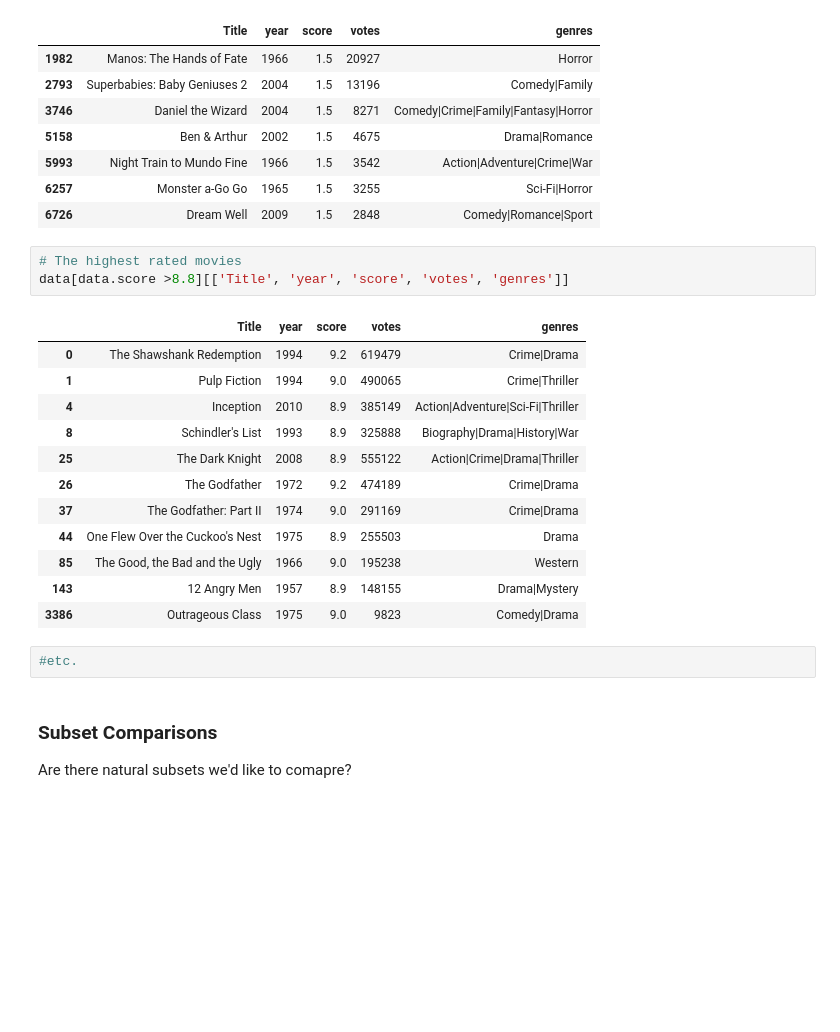
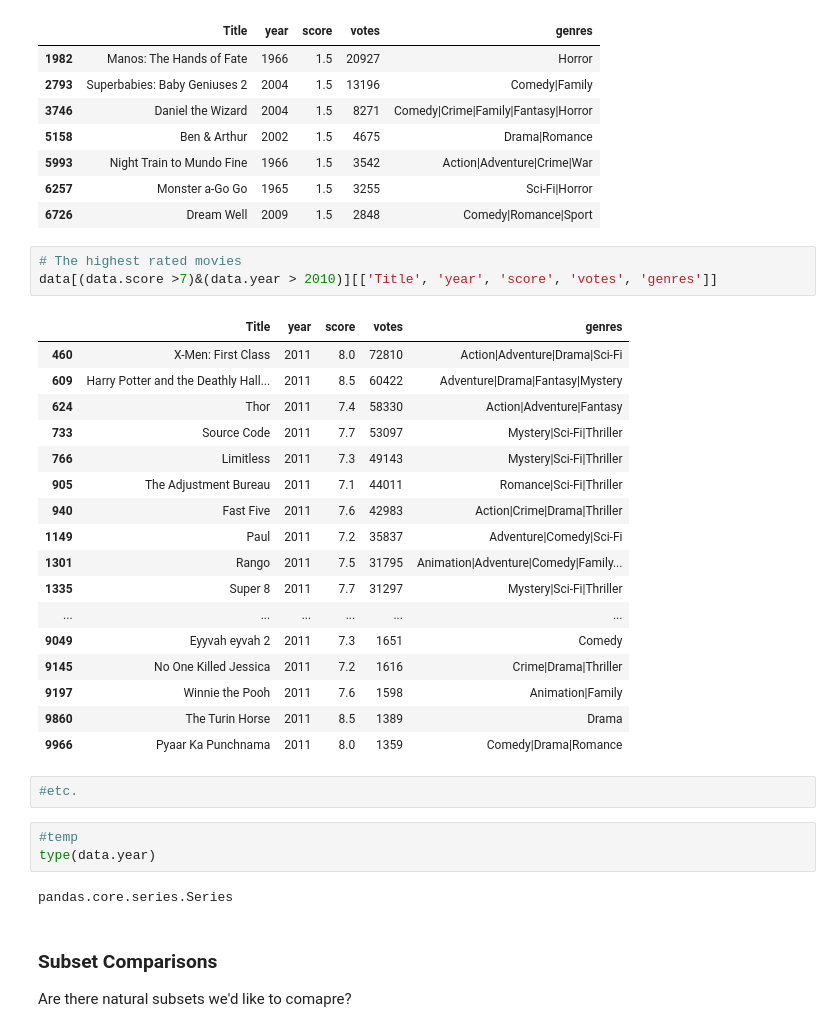
Before and after one commit to datadave/GADS9-NYC-Spring2014-Lectures, a Jupyter notebook: lessons/lesson05_EDA/explore_consumerpreference.ipynb, the cells around one changed output. Cells and saved outputs as stored; diff of their text form; blank space fills up the shorter version.

```diff
--- a/lessons/lesson05_EDA/explore_consumerpreference.ipynb
+++ b/lessons/lesson05_EDA/explore_consumerpreference.ipynb
@@ -181,22 +201,32 @@ data[data.score == data.score.min()][['Title', 'year', 'score', 'votes', 'genres
 | 6726 | Dream Well | 2009 | 1.5 | 2848 | Comedy|Romance|Sport |
 # %%
 # The highest rated movies
-data[data.score >8.8][['Title', 'year', 'score', 'votes', 'genres']]
+data[(data.score >7)&(data.year > 2010)][['Title', 'year', 'score', 'votes', 'genres']]
 # %% [output]
 |  | Title | year | score | votes | genres |
-| 0 | The Shawshank Redemption | 1994 | 9.2 | 619479 | Crime|Drama |
-| 1 | Pulp Fiction | 1994 | 9.0 | 490065 | Crime|Thriller |
-| 4 | Inception | 2010 | 8.9 | 385149 | Action|Adventure|Sci-Fi|Thriller |
-| 8 | Schindler's List | 1993 | 8.9 | 325888 | Biography|Drama|History|War |
-| 25 | The Dark Knight | 2008 | 8.9 | 555122 | Action|Crime|Drama|Thriller |
-| 26 | The Godfather | 1972 | 9.2 | 474189 | Crime|Drama |
-| 37 | The Godfather: Part II | 1974 | 9.0 | 291169 | Crime|Drama |
-| 44 | One Flew Over the Cuckoo's Nest | 1975 | 8.9 | 255503 | Drama |
-| 85 | The Good, the Bad and the Ugly | 1966 | 9.0 | 195238 | Western |
-| 143 | 12 Angry Men | 1957 | 8.9 | 148155 | Drama|Mystery |
-| 3386 | Outrageous Class | 1975 | 9.0 | 9823 | Comedy|Drama |
+| 460 | X-Men: First Class | 2011 | 8.0 | 72810 | Action|Adventure|Drama|Sci-Fi |
+| 609 | Harry Potter and the Deathly Hall... | 2011 | 8.5 | 60422 | Adventure|Drama|Fantasy|Mystery |
+| 624 | Thor | 2011 | 7.4 | 58330 | Action|Adventure|Fantasy |
+| 733 | Source Code | 2011 | 7.7 | 53097 | Mystery|Sci-Fi|Thriller |
+| 766 | Limitless | 2011 | 7.3 | 49143 | Mystery|Sci-Fi|Thriller |
+| 905 | The Adjustment Bureau | 2011 | 7.1 | 44011 | Romance|Sci-Fi|Thriller |
+| 940 | Fast Five | 2011 | 7.6 | 42983 | Action|Crime|Drama|Thriller |
+| 1149 | Paul | 2011 | 7.2 | 35837 | Adventure|Comedy|Sci-Fi |
+| 1301 | Rango | 2011 | 7.5 | 31795 | Animation|Adventure|Comedy|Family... |
+| 1335 | Super 8 | 2011 | 7.7 | 31297 | Mystery|Sci-Fi|Thriller |
+| ... | ... | ... | ... | ... | ... |
+| 9049 | Eyyvah eyvah 2 | 2011 | 7.3 | 1651 | Comedy |
+| 9145 | No One Killed Jessica | 2011 | 7.2 | 1616 | Crime|Drama|Thriller |
+| 9197 | Winnie the Pooh | 2011 | 7.6 | 1598 | Animation|Family |
+| 9860 | The Turin Horse | 2011 | 8.5 | 1389 | Drama |
+| 9966 | Pyaar Ka Punchnama | 2011 | 8.0 | 1359 | Comedy|Drama|Romance |
 # %%
 #etc.
+# %%
+#temp
+type(data.year)
+# %% [output]
+pandas.core.series.Series
 # %% [markdown]
 ### Subset Comparisons
 Are there natural subsets we'd like to comapre?
```
Also changed, not shown: parts of 4 cells of this notebook, 9 other files.
